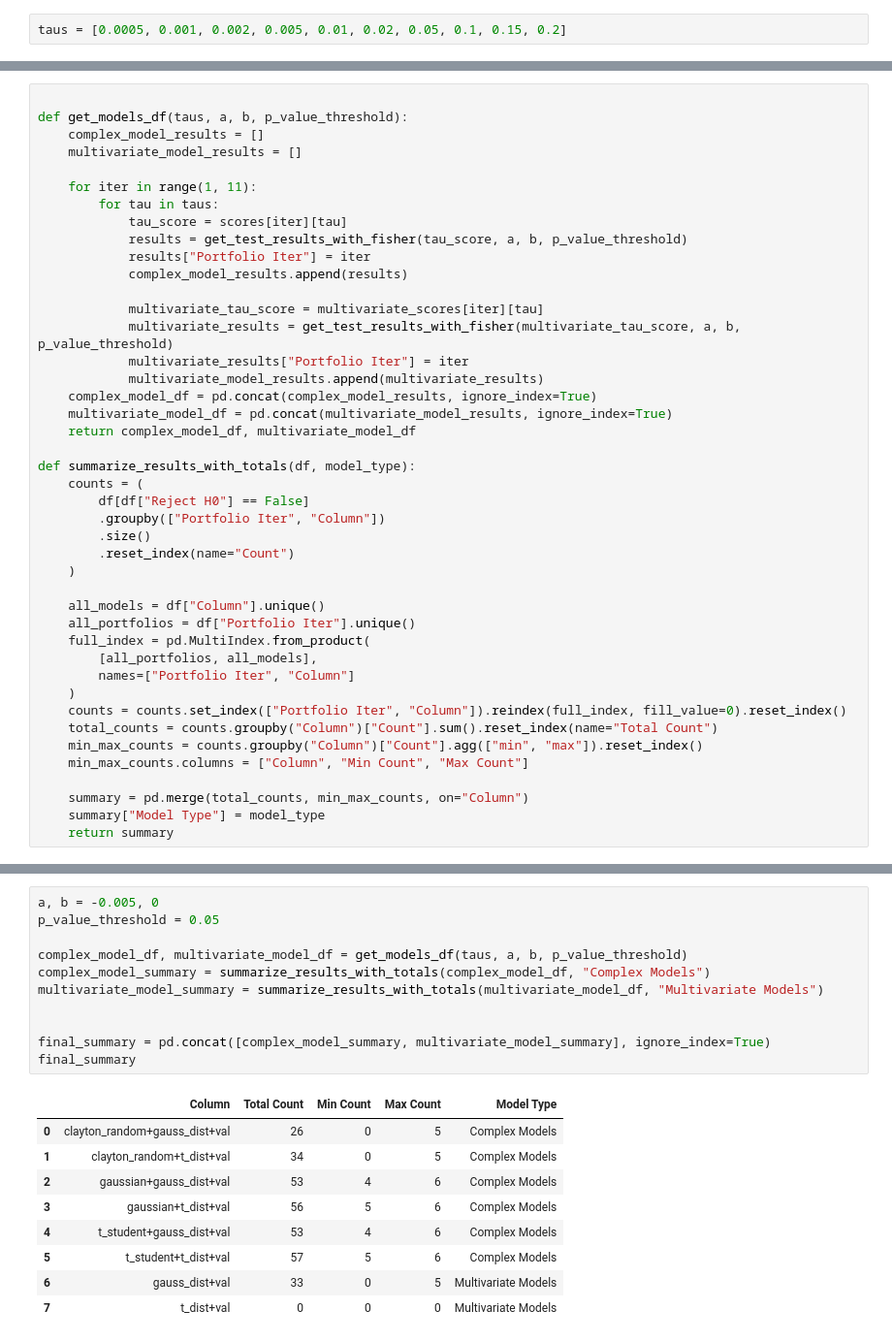
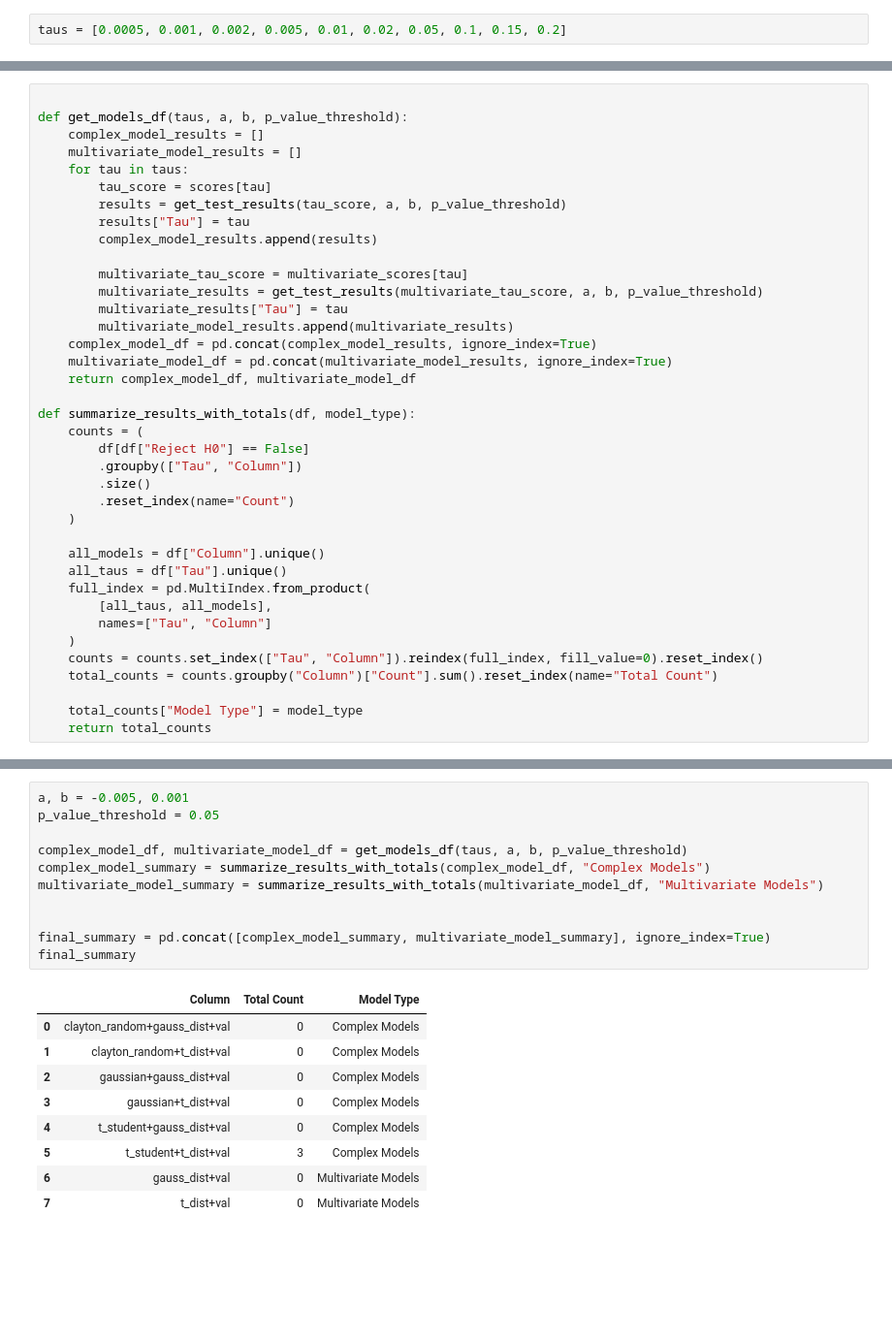
Before and after one commit to mkowalewski1282/portfolio_analysis, a Jupyter notebook: models_comparison.ipynb, the cells around one changed output, grey strips where cells are left out. Shown at 97% size. Drawn from its saved outputs; the diff is of its cells as text; blank space fills up the shorter version.

Commit message:
proper validation values used

```diff
--- a/models_comparison.ipynb
+++ b/models_comparison.ipynb
@@ -125,18 +153,16 @@ Portfolio Iter: 1, Tau: 0.0005
 def get_models_df(taus, a, b, p_value_threshold):
     complex_model_results = []
     multivariate_model_results = []
+    for tau in taus:
+        tau_score = scores[tau]
+        results = get_test_results(tau_score, a, b, p_value_threshold)
+        results["Tau"] = tau
+        complex_model_results.append(results)
 
-    for iter in range(1, 11):
-        for tau in taus:
-            tau_score = scores[iter][tau]
-            results = get_test_results_with_fisher(tau_score, a, b, p_value_threshold)
-            results["Portfolio Iter"] = iter
-            complex_model_results.append(results)
-
-            multivariate_tau_score = multivariate_scores[iter][tau]
-            multivariate_results = get_test_results_with_fisher(multivariate_tau_score, a, b, p_value_threshold)
-            multivariate_results["Portfolio Iter"] = iter
-            multivariate_model_results.append(multivariate_results)
+        multivariate_tau_score = multivariate_scores[tau]
+        multivariate_results = get_test_results(multivariate_tau_score, a, b, p_value_threshold)
+        multivariate_results["Tau"] = tau
+        multivariate_model_results.append(multivariate_results)
     complex_model_df = pd.concat(complex_model_results, ignore_index=True)
     multivariate_model_df = pd.concat(multivariate_model_results, ignore_index=True)
     return complex_model_df, multivariate_model_df
@@ -144,22 +170,19 @@ def get_models_df(taus, a, b, p_value_threshold):
 def summarize_results_with_totals(df, model_type):
     counts = (
         df[df["Reject H0"] == False]
-        .groupby(["Portfolio Iter", "Column"])
+        .groupby(["Tau", "Column"])
         .size()
         .reset_index(name="Count")
     )
 
     all_models = df["Column"].unique()
-    all_portfolios = df["Portfolio Iter"].unique()
+    all_taus = df["Tau"].unique()
     full_index = pd.MultiIndex.from_product(
-        [all_portfolios, all_models],
-        names=["Portfolio Iter", "Column"]
+        [all_taus, all_models],
+        names=["Tau", "Column"]
     )
-    counts = counts.set_index(["Portfolio Iter", "Column"]).reindex(full_index, fill_value=0).reset_index()
+    counts = counts.set_index(["Tau", "Column"]).reindex(full_index, fill_value=0).reset_index()
     total_counts = counts.groupby("Column")["Count"].sum().reset_index(name="Total Count")
-    min_max_counts = counts.groupby("Column")["Count"].agg(["min", "max"]).reset_index()
-    min_max_counts.columns = ["Column", "Min Count", "Max Count"]
 
-    summary = pd.merge(total_counts, min_max_counts, on="Column")
-    summary["Model Type"] = model_type
-    return summary
+    total_counts["Model Type"] = model_type
+    return total_counts
@@ -166,21 +231,21 @@ def summarize_results_with_totals(df, model_type):
 # %%
-a, b = -0.005, 0
+a, b = -0.005, 0.001
 p_value_threshold = 0.05
 
 complex_model_df, multivariate_model_df = get_models_df(taus, a, b, p_value_threshold)
 complex_model_summary = summarize_results_with_totals(complex_model_df, "Complex Models")
 multivariate_model_summary = summarize_results_with_totals(multivariate_model_df, "Multivariate Models")
 
 
 final_summary = pd.concat([complex_model_summary, multivariate_model_summary], ignore_index=True)
 final_summary
 # %% [output]
-|  | Column | Total Count | Min Count | Max Count | Model Type |
-| 0 | clayton_random+gauss_dist+val | 26 | 0 | 5 | Complex Models |
-| 1 | clayton_random+t_dist+val | 34 | 0 | 5 | Complex Models |
-| 2 | gaussian+gauss_dist+val | 53 | 4 | 6 | Complex Models |
-| 3 | gaussian+t_dist+val | 56 | 5 | 6 | Complex Models |
-| 4 | t_student+gauss_dist+val | 53 | 4 | 6 | Complex Models |
-| 5 | t_student+t_dist+val | 57 | 5 | 6 | Complex Models |
-| 6 | gauss_dist+val | 33 | 0 | 5 | Multivariate Models |
-| 7 | t_dist+val | 0 | 0 | 0 | Multivariate Models |
+|  | Column | Total Count | Model Type |
+| 0 | clayton_random+gauss_dist+val | 0 | Complex Models |
+| 1 | clayton_random+t_dist+val | 0 | Complex Models |
+| 2 | gaussian+gauss_dist+val | 0 | Complex Models |
+| 3 | gaussian+t_dist+val | 0 | Complex Models |
+| 4 | t_student+gauss_dist+val | 0 | Complex Models |
+| 5 | t_student+t_dist+val | 3 | Complex Models |
+| 6 | gauss_dist+val | 0 | Multivariate Models |
+| 7 | t_dist+val | 0 | Multivariate Models |
```
Also changed, not shown: parts of 6 cells of this notebook.
